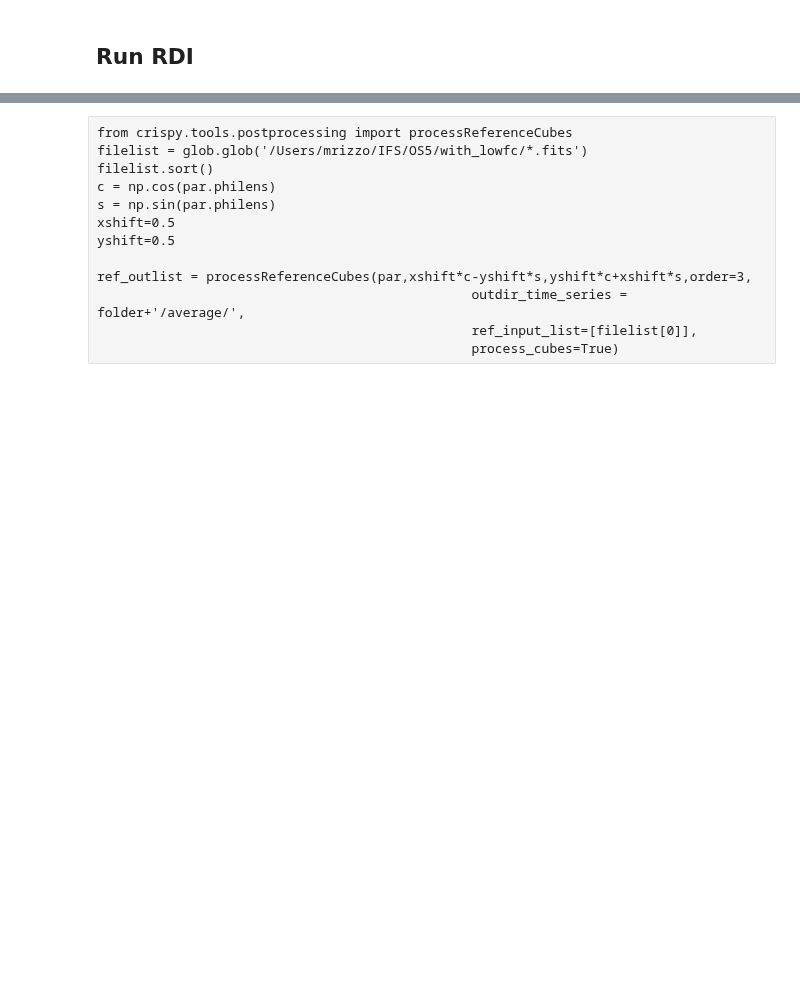
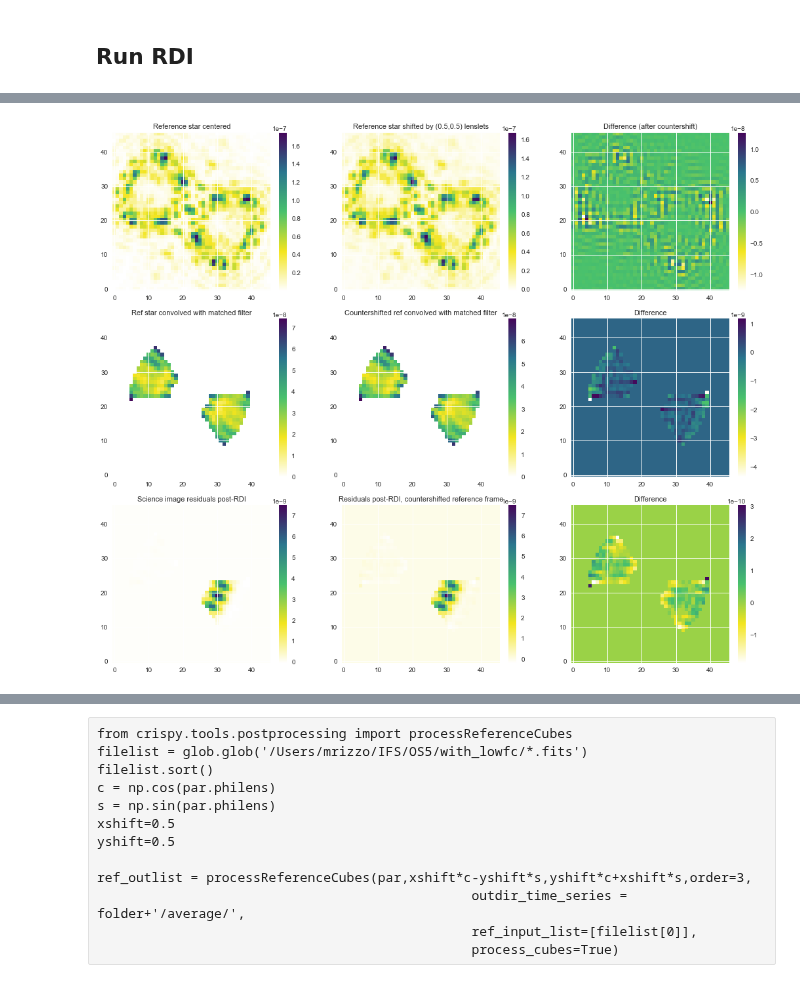
Before and after one commit to mjrfringes/crispy, a Jupyter notebook: docs/source/notebooks/RDI_sensitivity_study.ipynb, the cells around one changed output, grey strips where cells are left out. Drawn from its saved outputs; the diff is of its cells as text; code cells hidden in the pictures; blank space fills up the shorter version.

```diff
--- a/docs/source/notebooks/RDI_sensitivity_study.ipynb
+++ b/docs/source/notebooks/RDI_sensitivity_study.ipynb
@@ -217,0 +170,79 @@ plt.savefig(folder+'/average/test.png')
+# %%
+plt.figure(figsize=(15,12))
+trim=31
+slicenum=2
+fontsize=11
+plt.subplot(331)
+cmap='YlGnBu_r'
+cmap='PuBuGn_r'
+cmap='YlOrRd_r'
+cmap='inferno'
+cmap='plasma'
+import matplotlib as mpl
+# C = np.array([(69,6,90), (42,118,142), (73,193,109), (243,229,30), (255,255,255)]).T
+C = np.array([(255,255,255),(243,229,30),(73,193,109),(42,118,142),(69,6,90)]).T
+from scipy.interpolate import interp1d
+
+fitvector = [0.0,1.,2.,3.5,4.]
+fitvector = [0.0,1,2.,3,4.]
+vector = np.arange(0.0,C.shape[1]-1,0.01)
+Rinter = interp1d(fitvector,C[0,:])
+R = Rinter(vector)
+Ginter = interp1d(fitvector,C[1,:])
+G = Ginter(vector)
+Binter = interp1d(fitvector,C[2,:])
+B = Binter(vector)
+newC = np.zeros((3,len(vector)))
+newC[0,:] = R
+newC[1,:] = G
+newC[2,:] = B
+cm = mpl.colors.ListedColormap(newC.T/255.0)
+cmap=cm
+from matplotlib.colors import LogNorm,PowerNorm
+img1 = Image(folder+'/average/x0.00_y0.00/ref_average_detector_countershifted_x0.00_y0.00_red_optext.fits').data
+plt.imshow(img1[slicenum,trim:-trim,trim:-trim], cmap=cmap)
+plt.title('Reference star centered',fontsize=fontsize)
+plt.colorbar(fraction=0.046, pad=0.04)
+plt.subplot(332)
+img2 = Image(folder+'/average/x0.50_y0.50/ref_average_detector_countershifted_x0.50_y0.50_red_optext.fits').data
+plt.imshow(img2[slicenum,trim:-trim,trim:-trim], cmap=cmap)
+plt.title('Reference star shifted by (0.5,0.5) lenslets',fontsize=fontsize)
+plt.colorbar(fraction=0.046, pad=0.04)
+plt.subplot(333)
+diff = img2-img1
+plt.imshow(diff[slicenum,trim:-trim,trim:-trim], cmap=cmap)
+plt.title('Difference (after countershift)',fontsize=fontsize)
+plt.colorbar(fraction=0.046, pad=0.04)
+plt.subplot(334)
+img1 = Image(folder+'/average/x0.00_y0.00/convolved_without_RDI_reference.fits').data
+plt.imshow(img1[slicenum,trim:-trim,trim:-trim], cmap=cmap)
+plt.title('Ref star convolved with matched filter',fontsize=fontsize)
+plt.colorbar(fraction=0.046, pad=0.04)
+plt.subplot(335)
+img2 = Image(folder+'/average/x0.50_y0.50/convolved_without_RDI_reference.fits').data
+plt.imshow(img2[slicenum,trim:-trim,trim:-trim], cmap=cmap)
+plt.title('Countershifted ref convolved with matched filter',fontsize=fontsize)
+plt.colorbar(fraction=0.046, pad=0.04)
+plt.subplot(336)
+diff = img2-img1
+plt.imshow(diff[slicenum,trim:-trim,trim:-trim], cmap=cmap)
+plt.title('Difference',fontsize=fontsize)
+plt.colorbar(fraction=0.046, pad=0.04)
+plt.subplot(337)
+img1 = Image(folder+'/average/x0.00_y0.00/convolved_with_RDI.fits').data
+plt.imshow(img1[slicenum,trim:-trim,trim:-trim], cmap=cmap)
+plt.title('Science image residuals post-RDI',fontsize=fontsize)
+plt.colorbar(fraction=0.046, pad=0.04)
+plt.subplot(338)
+img2 = Image(folder+'/average/x0.50_y0.50/convolved_with_RDI.fits').data
+plt.imshow(img2[slicenum,trim:-trim,trim:-trim], cmap=cmap)
+plt.title('Residuals post-RDI, countershifted reference frame',fontsize=fontsize)
+plt.colorbar(fraction=0.046, pad=0.04)
+plt.subplot(339)
+diff = img2-img1
+plt.imshow(diff[slicenum,trim:-trim,trim:-trim], cmap=cmap)
+plt.title('Difference',fontsize=fontsize)
+plt.colorbar(fraction=0.046, pad=0.04)
+plt.tight_layout()
+plt.savefig(folder+'/average/test.png')
+# %% [output]
@@ -218,3 +257,4 @@ plt.savefig(folder+'/average/test.png')
+[figure, added]
 # %%
 bowtie = fits.getdata(folder+'/average/x0.00_y0.00/bowtie.fits')
 matched_filter = fits.getdata(folder+'/average/x0.00_y0.00/mflib.fits.gz')
```
Also changed, not shown: parts of 5 cells of this notebook, 5 other files.
